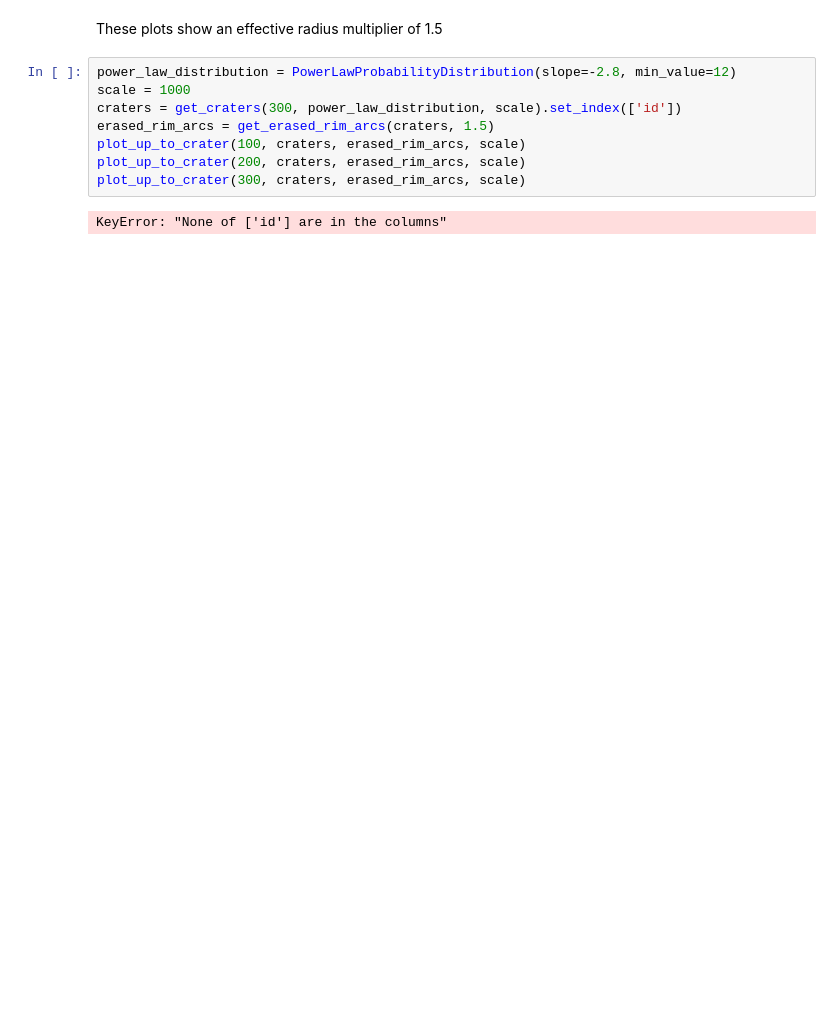
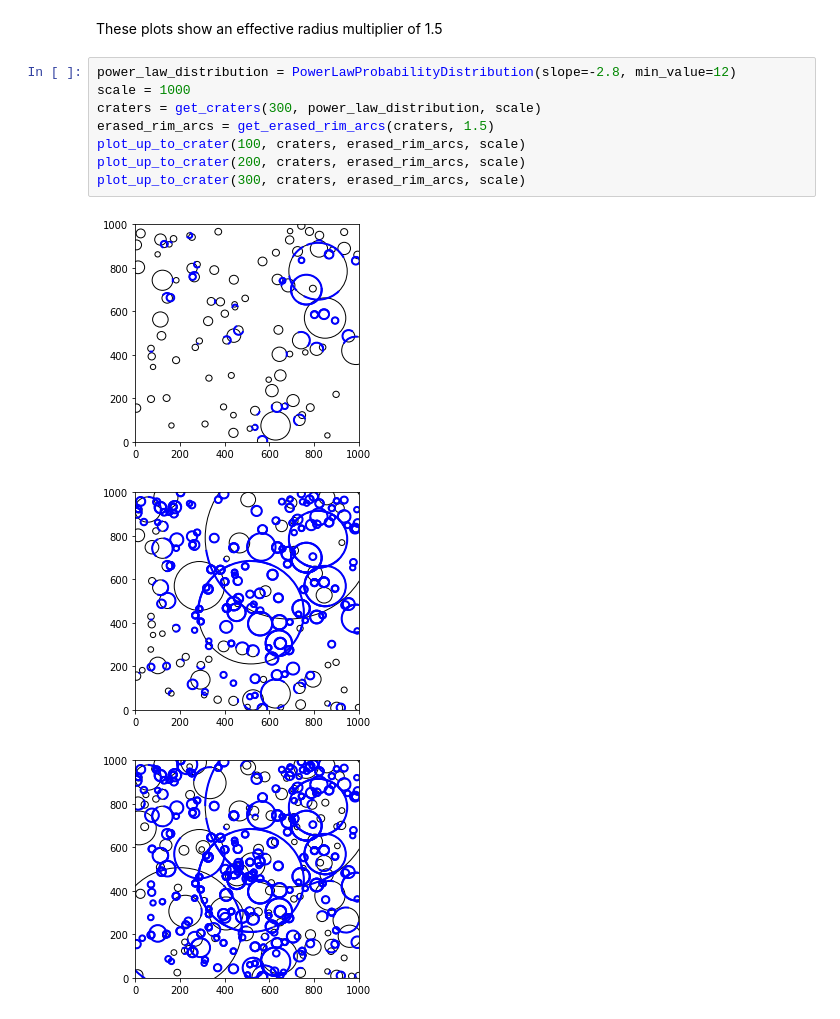
Before and after one commit to seanmason/saturation, a Jupyter notebook: notebooks/CraterRimErasure.ipynb, the cells around one changed output. Cells and saved outputs as stored; diff of their text form; blank space fills up the shorter version.

```diff
--- a/notebooks/CraterRimErasure.ipynb
+++ b/notebooks/CraterRimErasure.ipynb
@@ -32,10 +32,12 @@ These plots show an effective radius multiplier of 1.5
 # %%
 power_law_distribution = PowerLawProbabilityDistribution(slope=-2.8, min_value=12)
 scale = 1000
-craters = get_craters(300, power_law_distribution, scale).set_index(['id'])
+craters = get_craters(300, power_law_distribution, scale)
 erased_rim_arcs = get_erased_rim_arcs(craters, 1.5)
 plot_up_to_crater(100, craters, erased_rim_arcs, scale)
 plot_up_to_crater(200, craters, erased_rim_arcs, scale)
 plot_up_to_crater(300, craters, erased_rim_arcs, scale)
 # %% [output]
-KeyError: "None of ['id'] are in the columns"
+[figure, added]
+[figure, added]
+[figure, added]
```
Also changed, not shown: parts of 1 cell of this notebook, 12 other files.
